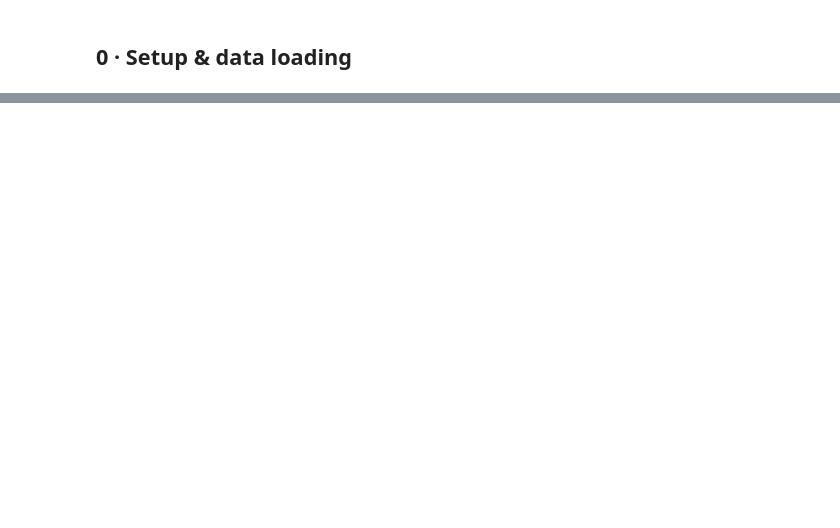
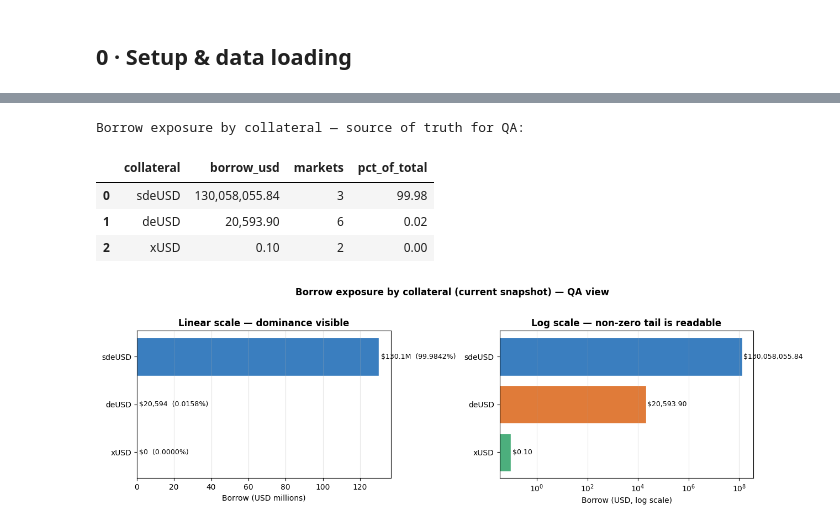
Before and after one commit to GabePZ/MorphoxUSDDepegDashboard, a Jupyter notebook: analysis.ipynb, the cells around one changed output, grey strips where cells are left out. Saved outputs shown, nothing was run; the diff lists cells and outputs as text; code cells hidden in the pictures; blank space fills up the shorter version.

```diff
--- a/analysis.ipynb
+++ b/analysis.ipynb
@@ -848,0 +222,46 @@ but systemic reputational risk remained.
+# %%
+# Borrow by collateral: table + linear bar + log-scale bar (QA)
+by_coll = (
+    df_mkts.groupby('collateral', as_index=False)
+    .agg(borrow_usd=('borrow_usd', 'sum'), markets=('uniqueKey', 'count'))
+    .sort_values('borrow_usd', ascending=False)
+    .reset_index(drop=True)
+)
+tot_b = by_coll['borrow_usd'].sum()
+by_coll['pct_of_total'] = (by_coll['borrow_usd'] / tot_b * 100) if tot_b else 0
+print('Borrow exposure by collateral — source of truth for QA:')
+display(by_coll)
+
+fig, (ax1, ax2) = plt.subplots(1, 2, figsize=(13, 4))
+cmap3 = {'sdeUSD': C_BLUE, 'deUSD': C_ORANGE, 'xUSD': C_GREEN}
+bar_c = [cmap3.get(c, C_GREY) for c in by_coll['collateral']]
+ax1.barh(by_coll['collateral'], by_coll['borrow_usd'] / 1e6, color=bar_c, edgecolor='white')
+for i, (_, r) in enumerate(by_coll.iterrows()):
+    ax1.text(r['borrow_usd']/1e6 + max(by_coll['borrow_usd'])/1e6*0.01, i,
+             f"{fmt_m(r['borrow_usd'])}  ({r['pct_of_total']:.4f}%)", va='center', fontsize=9)
+ax1.set_xlabel('Borrow (USD millions)')
+ax1.set_title('Linear scale — dominance visible', fontweight='bold')
+ax1.invert_yaxis()
+ax1.grid(axis='x', alpha=0.3)
+
+pos = by_coll[by_coll['borrow_usd'] > 0].copy()
+ax2.barh(pos['collateral'], pos['borrow_usd'], color=[cmap3.get(c, C_GREY) for c in pos['collateral']],
+         edgecolor='white')
+ax2.set_xscale('log')
+ax2.set_xlabel('Borrow (USD, log scale)')
+ax2.set_title('Log scale — non-zero tail is readable', fontweight='bold')
+ax2.invert_yaxis()
+ax2.grid(axis='x', alpha=0.3)
+for i, (_, r) in enumerate(pos.iterrows()):
+    ax2.text(r['borrow_usd'] * 1.15, i, f"${r['borrow_usd']:,.2f}", va='center', fontsize=9)
+
+plt.suptitle('Borrow exposure by collateral (current snapshot) — QA view', fontweight='bold', y=1.02)
+plt.tight_layout()
+plt.show()
+# %% [output]
+Borrow exposure by collateral — source of truth for QA:
+|  | collateral | borrow_usd | markets | pct_of_total |
+| 0 | sdeUSD | 130,058,055.84 | 3 | 99.98 |
+| 1 | deUSD | 20,593.90 | 6 | 0.02 |
+| 2 | xUSD | 0.10 | 2 | 0.00 |
+[figure, added]
```
Also changed, not shown: parts of 68 cells of this notebook, 20 other files.
